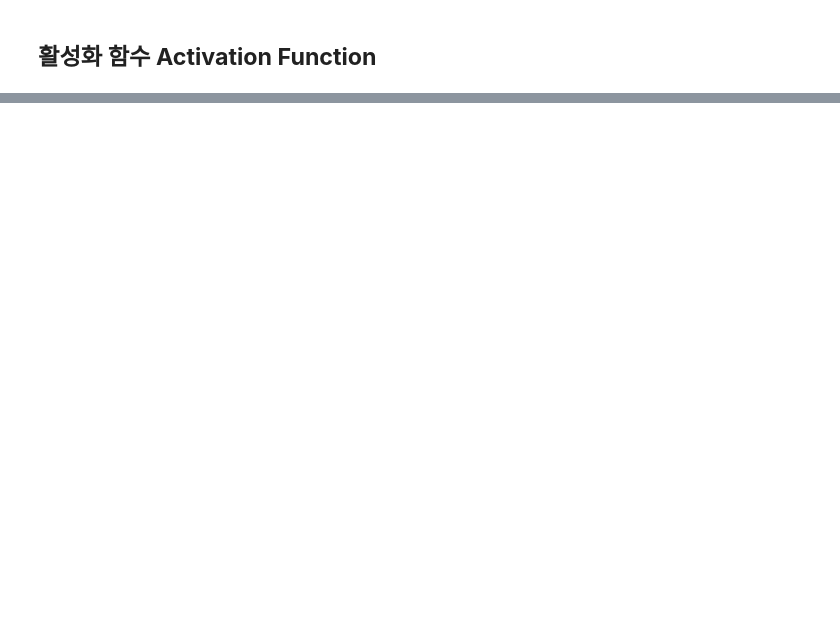
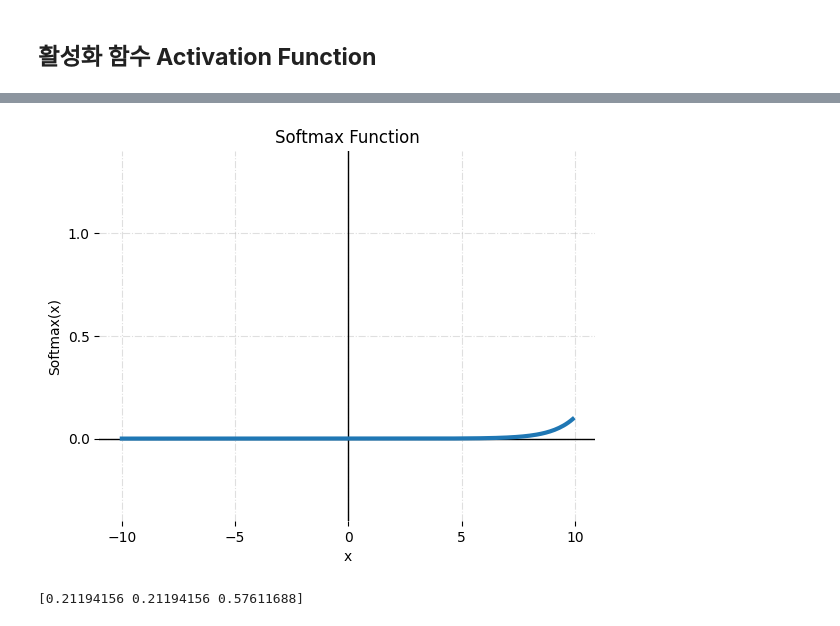
Before and after one commit to normalstory/2024AI_CoachingStudy, a Jupyter notebook: week3_ActivationFunction.ipynb, the cells around one changed output, grey strips where cells are left out. Drawn from its saved outputs; the diff is of its cells as text; code cells hidden in the pictures; blank space fills up the shorter version.

```diff
--- a/week3_ActivationFunction.ipynb
+++ b/week3_ActivationFunction.ipynb
@@ -140,0 +168,35 @@ plt.show()
+# %%
+# Define the function
+def softmax(x):
+    exp_x = np.exp(x)
+    return exp_x / np.sum(exp_x)
+
+# 소프트맥스 함수는 입력 값을 정규화하여 합이 1이 되는 확률로 변환합니다. 일반적으로 다중 클래스 분류 작업을 위한 신경망의 출력 계층에서 활성화 함수로 사용됩니다.
+# 소프트맥스 함수는 각 입력 값을 지수화하고 이를 지수화된 모든 값의 합으로 나눈 후 각 클래스에 대한 확률 값을 생성합니다.
+# def softmax(x):
+#     # Subtracting the maximum value for numerical stability
+#     e_x = np.exp(x - np.max(x))
+#     return e_x / np.sum(e_x, axis=0)
+# %%
+# plotting
+plt.title('Softmax Function')
+plt.box(on=None)
+plt.ylim((-0.4, 1.4))
+plt.axhline(lw=1, c='black')
+plt.axvline(lw=1, c='black')
+plt.grid(alpha=0.4, ls='-.')
+plt.locator_params(nbins=5)
+plt.xlabel("x")
+plt.ylabel("Softmax(x)")
+plt.plot(line_x, softmax(line_x), lw=3)
+plt.show()
+# %% [output]
+[figure, added]
+# %%
+# Compute Func values for corresponding x
+value_s = np.array([1, 1, 2])
+# [1, 1, 2]가 입력값으로 주어지면, 2에 대항하는 클래스로 분류될 확률이 57%로 가장 높다.
+
+print(softmax(value_s))
+# %% [output]
+[0.21194156 0.21194156 0.57611688]
```
Also changed, not shown: parts of 50 cells of this notebook, 2 other files.
